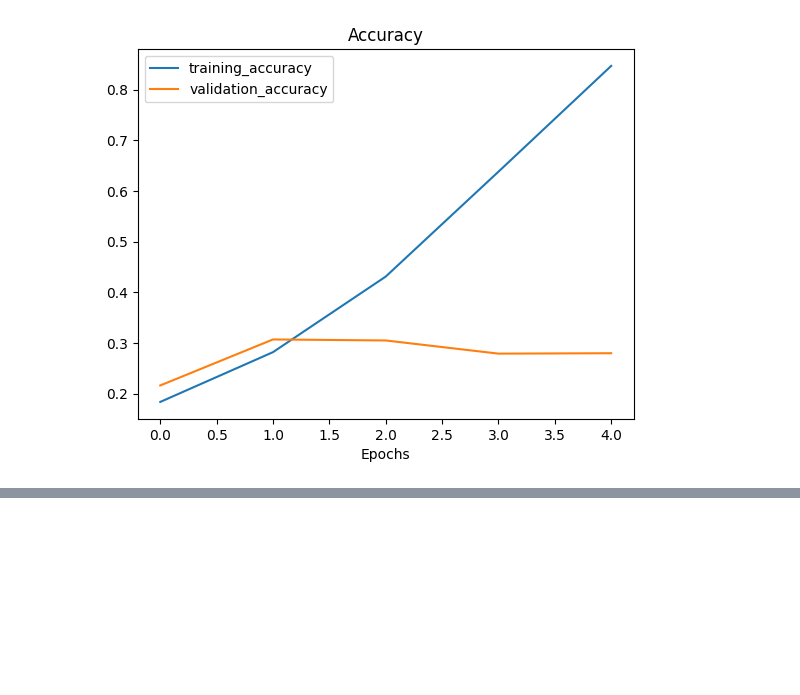
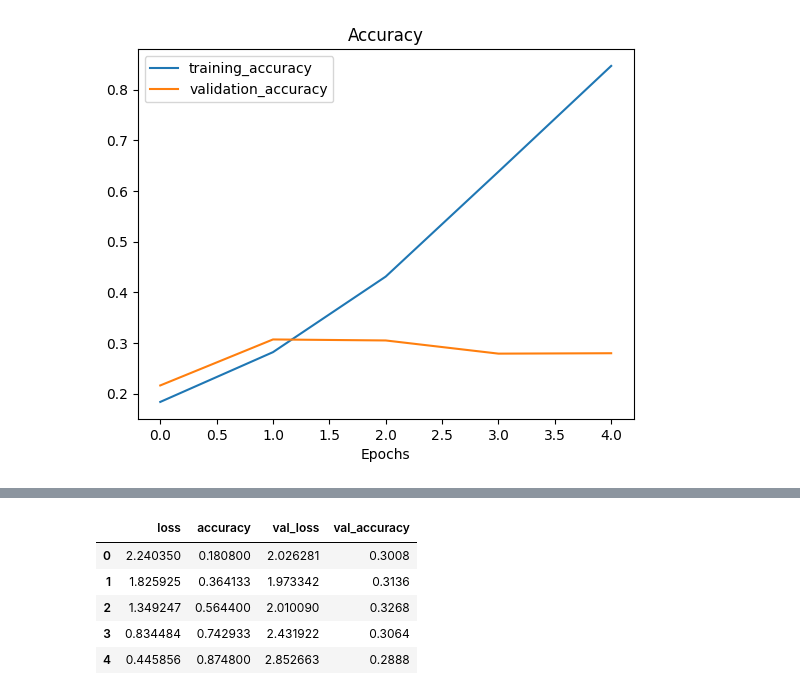
Before and after one commit to aakriti-dot/Tensorflow, a Jupyter notebook: Multiclass_image_classification_using_CNN.ipynb, the cells around one changed output, grey strips where cells are left out. Drawn from its saved outputs; the diff is of its cells as text; code cells hidden in the pictures; blank space fills up the shorter version.

```diff
--- a/Multiclass_image_classification_using_CNN.ipynb
+++ b/Multiclass_image_classification_using_CNN.ipynb
@@ -242,0 +319,9 @@ plot_loss_curve(history_1)
+# %%
+pd.DataFrame(history_2.history)
+# %% [output]
+|  | loss | accuracy | val_loss | val_accuracy |
+| 0 | 2.240350 | 0.180800 | 2.026281 | 0.3008 |
+| 1 | 1.825925 | 0.364133 | 1.973342 | 0.3136 |
+| 2 | 1.349247 | 0.564400 | 2.010090 | 0.3268 |
+| 3 | 0.834484 | 0.742933 | 2.431922 | 0.3064 |
+| 4 | 0.445856 | 0.874800 | 2.852663 | 0.2888 |
```
Also changed, not shown: parts of 7 cells of this notebook.
